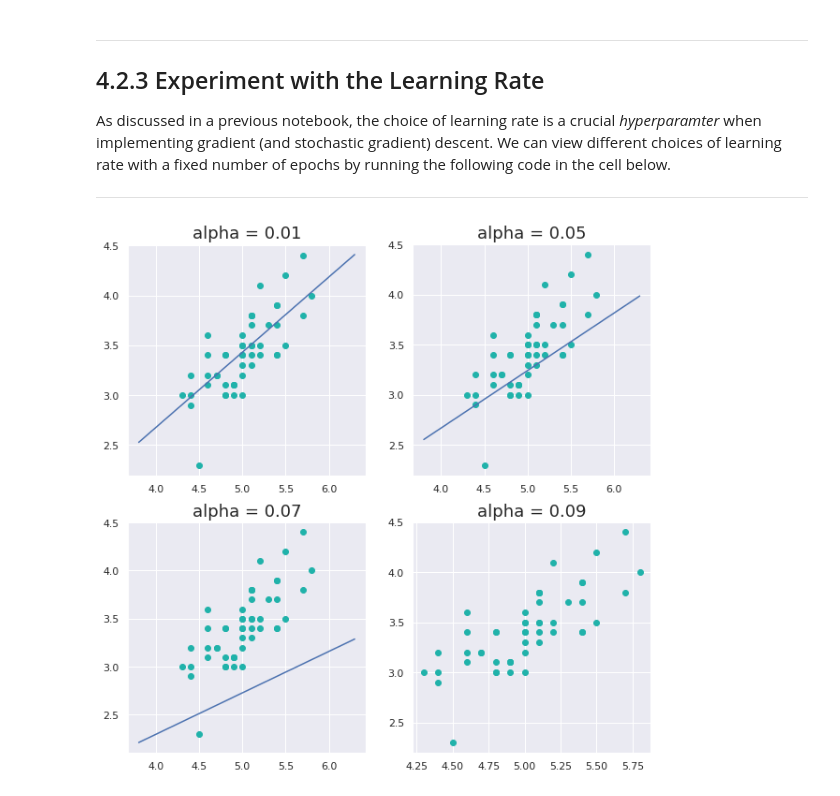
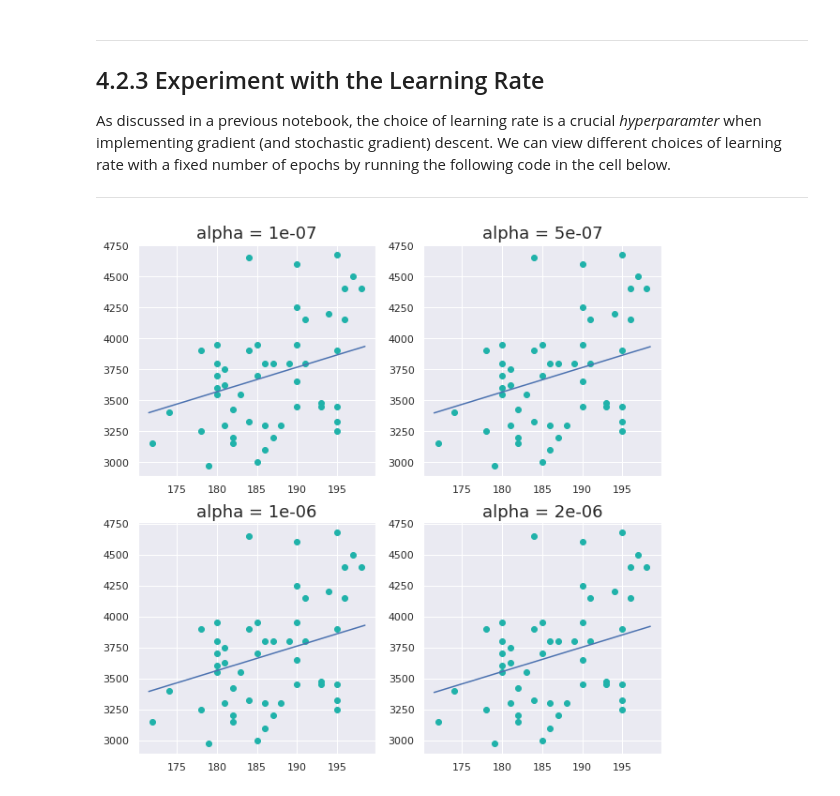
Before and after one commit to Brent-Liu/INDE577, a Jupyter notebook: Supervised Learning/Linear Regression/Linear_Regression.ipynb, the cells around one changed output. Cells and saved outputs as stored; diff of their text form; code cells hidden in the pictures.

Commit message:
Update the linear regression part

```diff
--- a/Supervised Learning/Linear Regression/Linear_Regression.ipynb
+++ b/Supervised Learning/Linear Regression/Linear_Regression.ipynb
@@ -230,9 +230,13 @@
 
 ---
 # %%
-X = df.sepal_length.values
+X = df.flipper_length_mm.values
 X = X.reshape(-1, 1)
-y = df.sepal_width.values
+y = df.body_mass_g.values
+# %%
+X = X[~np.isnan(X)]
+X = X.reshape(-1, 1)
+y = y[~np.isnan(y)]
 # %% [markdown]
 ---
 
@@ -260,7 +264,7 @@ def linear_activation(z):
     return z
 
 node = SingleNeuron(linear_activation)
-node.train(X, y, alpha = 0.0001, epochs = 5)
+node.train(X, y, alpha = 0.0000001, epochs = 10)
 # %% [output]
 <__main__.SingleNeuron at 0x...>
 # %% [markdown]
@@ -314,15 +317,15 @@ The mean-sqaured error is decreasing over each epoch! Next lets see what happens
 ---
 # %%
 node = SingleNeuron(linear_activation)
-node.train(X, y, alpha = .0001, epochs = 50)
+node.train(X, y, alpha = 0.0000001, epochs = 50)
 
 fig, (ax1, ax2) = plt.subplots(1, 2, figsize=(15,10))
 
 ax1.scatter(X, y, color = "lightseagreen")
 ax1.plot(domain, node.predict(domain.reshape(-1, 1)))
-ax1.set_xlabel("sepal length [cm]", fontsize = 15)
-ax1.set_ylabel("sepal width [cm]", fontsize = 15)
-ax1.set_title("Setosa Regression Data", fontsize = 18)
+ax1.set_xlabel("flipper length [mm]", fontsize = 15)
+ax1.set_ylabel("body mass [g]", fontsize = 15)
+ax1.set_title("Penguins Regression Data", fontsize = 18)
 
 ax2.plot(range(1, len(node.errors_) + 1),
          node.errors_,
@@ -345,19 +348,19 @@ As discussed in a previous notebook, the choice of learning rate is a crucial *h
 ---
 # %%
 # Possible choices of learning rate
-alphas = [0.01, 0.05, 0.07, 0.09]
+alphas = [0.0000001, 0.0000005, 0.000001, 0.000002]
 
 domain = np.linspace(np.min(X) - .5, np.max(X) + .5, 100)
 
 # Call the subplots method for plotting a grid of figures
 fig, axs = plt.subplots(2, 2, figsize=(10,10))
 
 # Loop over the axs and alpha values
 for ax, alpha in zip(axs.flat, alphas):
     node = SingleNeuron(linear_activation)
     node.train(X, y, alpha = alpha, epochs = 1_000)
     ax.plot(domain, node.predict(domain.reshape(-1, 1)))
     ax.scatter(X, y, color = "lightseagreen")
     ax.set_title(f"alpha = {alpha}", fontsize = 18)
 # %% [output]
-[figure, old version]
+[figure, new version]
```
Also changed, not shown: parts of 5 cells of this notebook.
